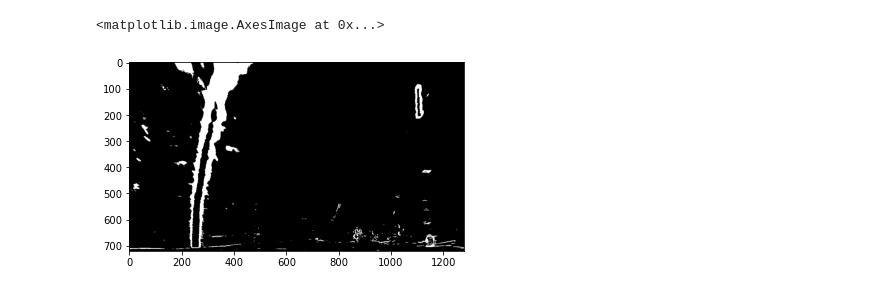
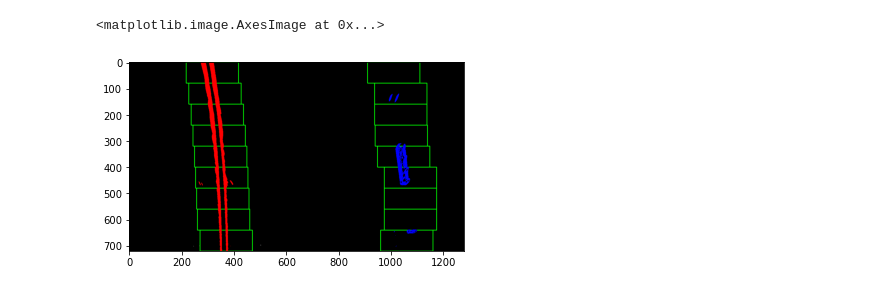
Before and after one commit to hurtadosanti/AdvancedLaneDetection, a Jupyter notebook: Pipeline.ipynb, the cells around one changed output. Drawn from its saved outputs; the diff is of its cells as text; code cells hidden in the pictures.

```diff
--- a/Pipeline.ipynb
+++ b/Pipeline.ipynb
@@ -10,8 +9,11 @@ from utilities import calibration
 # %%
 c = calibration.CameraCalibration()
 c.load_calibration('././camera_cal/')
-img = cv2.imread('test_images/test1.jpg')
+img = cv2.imread('test_images/test2.jpg')
 undistort,mtx,dist =c.undistort_image(img)
-plt.imshow(cv2.cvtColor(undistort,cv2.COLOR_BGR2RGB))
+
+warped = image_utility.warp_image(undistort,140,470,100)
+combined_binary,s_binary = thresholds.highlight_features(warped,7,(50,150),(50,200),(0.5,np.pi/2),(80,200))
+hist = image_utility.calculate_histogram(combined_binary)
 # %% [output]
 <matplotlib.image.AxesImage at 0x...>
@@ -30,5 +21,10 @@ combined_binary,s_binary = thresholds.highlight_features(warped,7,(50,150),(50,2
+# %%
+# Color lanes
+lanes = lane_finder.Lanes(combined_binary)
+lanes.fit_polynomial()
+res = lanes.out_image
 # %%
-plt.imshow(combined_binary,cmap='gray')
+plt.imshow(res)
 # %% [output]
 <matplotlib.image.AxesImage at 0x...>
-[figure, old version]
+[figure, new version]
```
Also changed, not shown: parts of 7 cells of this notebook, 7 other files.
